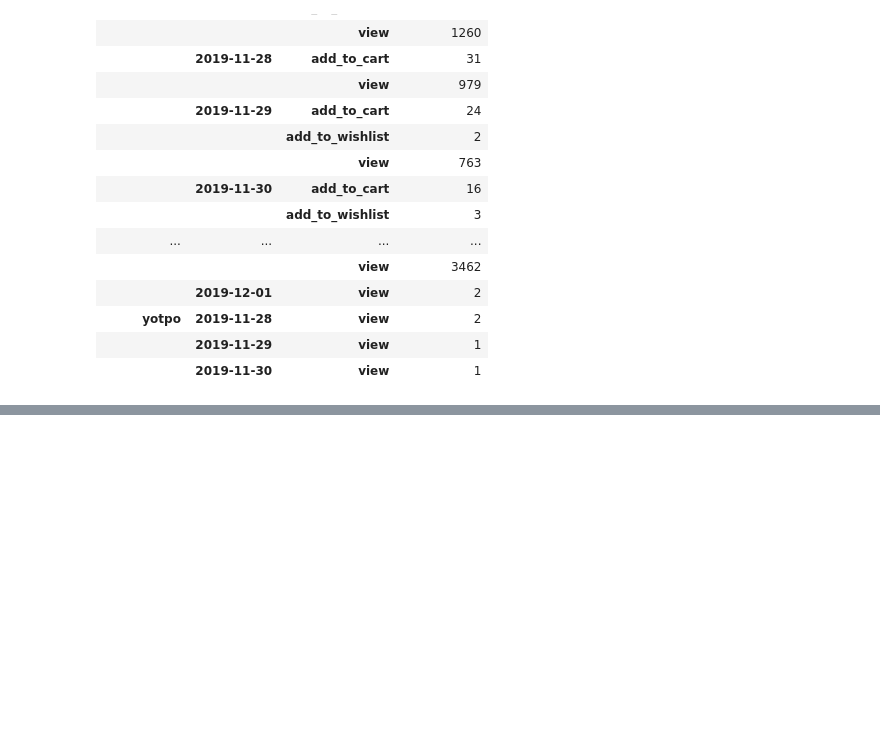
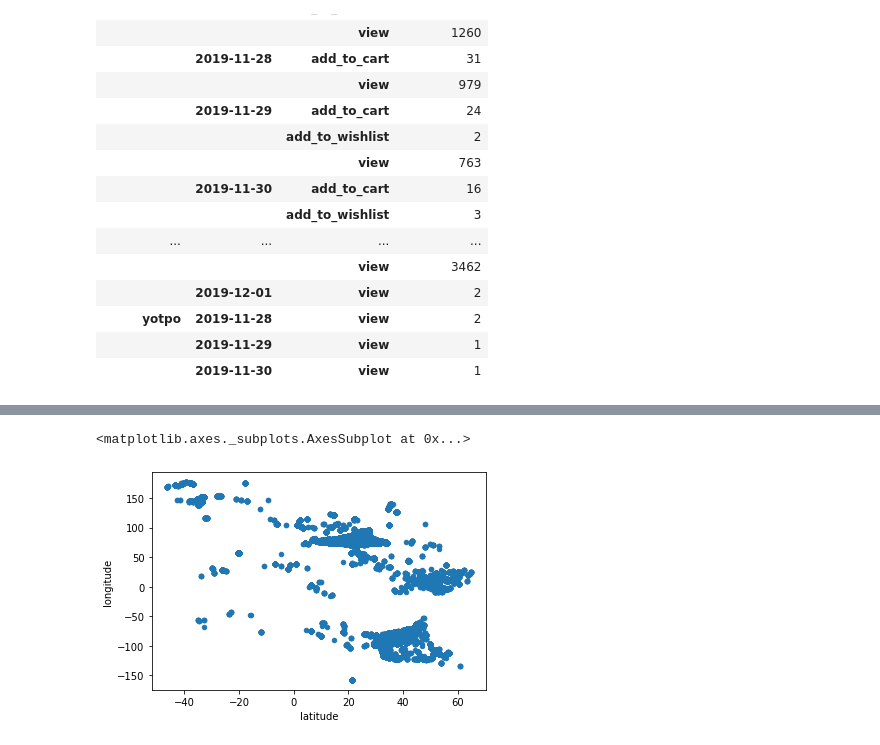
Before and after one commit to cs145442/pet-projects, a Jupyter notebook: yfret/tanishq_data_analysis.ipynb, the cells around one changed output, grey strips where cells are left out. Drawn from its saved outputs; the diff is of its cells as text; code cells hidden in the pictures; blank space fills up the shorter version.

```diff
--- a/yfret/tanishq_data_analysis.ipynb
+++ b/yfret/tanishq_data_analysis.ipynb
@@ -172,0 +190,5 @@ event_data[event_data.action_type != 'view'].sort_values(by='epoch_date').groupb
+# %%
+event_data[['latitude', 'longitude']].plot(kind='scatter', x='latitude', y='longitude')
+# %% [output]
+<matplotlib.axes._subplots.AxesSubplot at 0x...>
+[figure, added]
```
Also changed, not shown: parts of 2 cells of this notebook, 1 other file.
